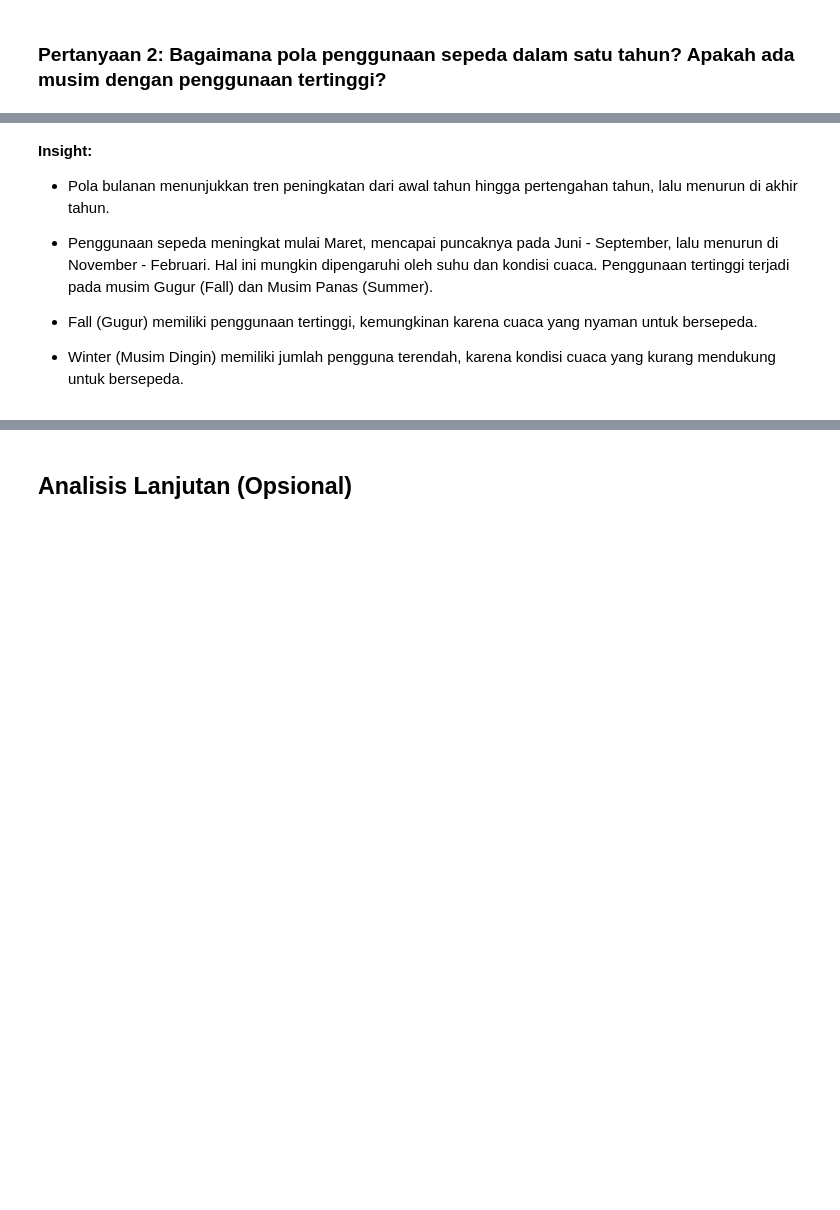
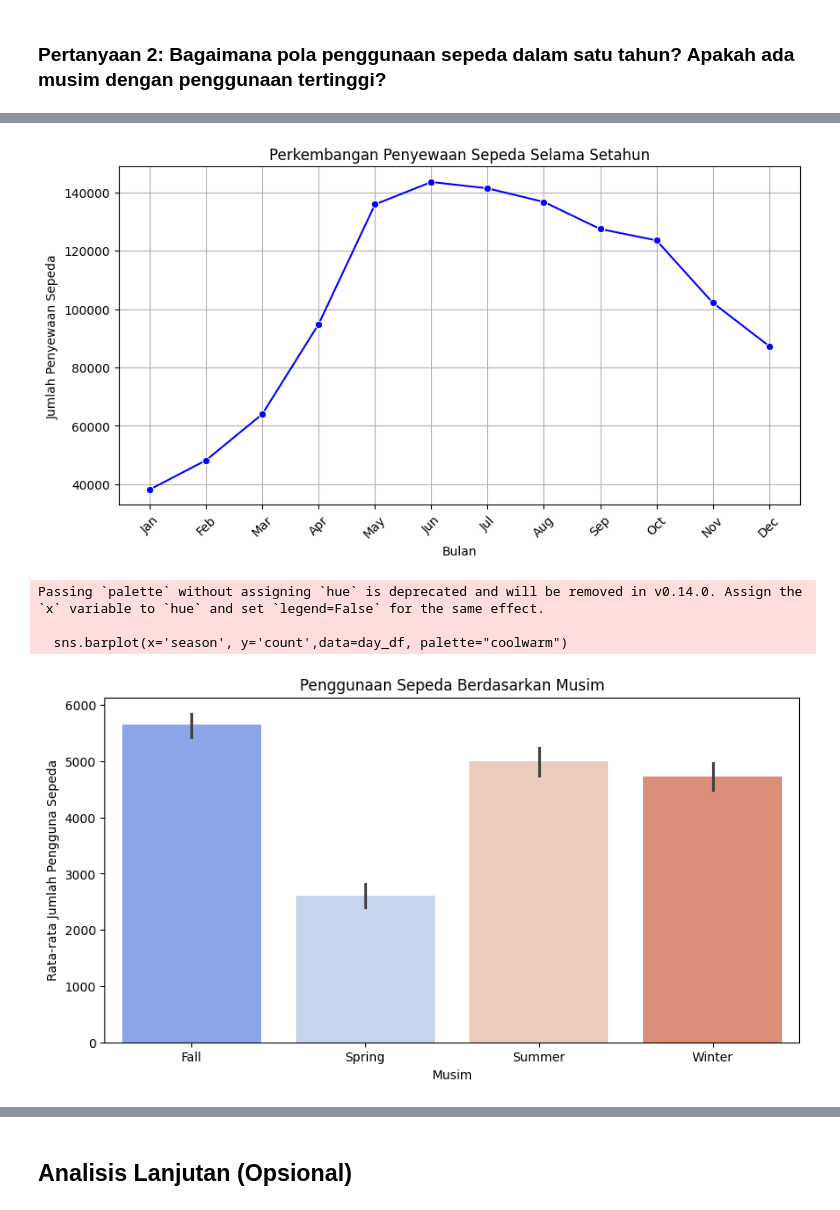
Before and after one commit to CrxTan/EDA_Bike_Explanatory, a Jupyter notebook: Bike_Sharing_Dataset.ipynb, the cells around one changed output, grey strips where cells are left out. Saved outputs shown, nothing was run; the diff lists cells and outputs as text; code cells hidden in the pictures; blank space fills up the shorter version.

```diff
--- a/Bike_Sharing_Dataset.ipynb
+++ b/Bike_Sharing_Dataset.ipynb
@@ -412,10 +498,39 @@ Passing `palette` without assigning `hue` is deprecated and will be removed in v
-# %% [markdown]
-**Insight:**
-- Pola bulanan menunjukkan tren peningkatan dari awal tahun hingga pertengahan tahun, lalu menurun di akhir tahun.
-
-- Penggunaan sepeda meningkat mulai Maret, mencapai puncaknya pada Juni - September, lalu menurun di November - Februari.
-Hal ini mungkin dipengaruhi oleh suhu dan kondisi cuaca.
-Penggunaan tertinggi terjadi pada musim Gugur (Fall) dan Musim Panas (Summer).
-
-- Fall (Gugur) memiliki penggunaan tertinggi, kemungkinan karena cuaca yang nyaman untuk bersepeda.
-- Winter (Musim Dingin) memiliki jumlah pengguna terendah, karena kondisi cuaca yang kurang mendukung untuk bersepeda.
+# %%
+# Visualisasi pola penggunaan sepeda per bulan
+day_df['month'] = pd.Categorical(day_df['month'], categories=[
+    'Jan', 'Feb', 'Mar', 'Apr', 'May', 'Jun',
+    'Jul', 'Aug', 'Sep', 'Oct', 'Nov', 'Dec'
+], ordered=True)
+
+# Mengubah 'year' menjadi numerik
+day_df['year'] = pd.to_numeric(day_df['year'], errors="coerce")
+
+# Memilih Setahun pertama untuk dianalisis berdasarkan pertanyaan
+first_year = day_df["year"].min()
+filtered_df = day_df[day_df["year"] == first_year]
+
+# Agregasi jumlah penyewaan sepeda per bulan
+monthly_counts = filtered_df.groupby("month")["count"].sum().reset_index()
+
+# Plot line chart
+plt.figure(figsize=(10, 5))
+sns.lineplot(data=monthly_counts, x="month", y="count", marker="o", color="b")
+plt.title(f"Perkembangan Penyewaan Sepeda Selama Setahun")
+plt.xlabel("Bulan")
+plt.ylabel("Jumlah Penyewaan Sepeda")
+plt.xticks(rotation=45)
+plt.show()
+
+# Visualisasi penggunaan sepeda berdasarkan musim
+plt.figure(figsize=(10, 5))
+sns.barplot(x='season', y='count',data=day_df, palette="coolwarm")
+plt.title("Penggunaan Sepeda Berdasarkan Musim")
+plt.xlabel("Musim")
+plt.ylabel("Rata-rata Jumlah Pengguna Sepeda")
+plt.show()
+# %% [output]
+[figure, added]
+Passing `palette` without assigning `hue` is deprecated and will be removed in v0.14.0. Assign the `x` variable to `hue` and set `legend=False` for the same effect.
+
+  sns.barplot(x='season', y='count',data=day_df, palette="coolwarm")
+[figure, added]
```
Also changed, not shown: parts of 65 cells of this notebook, 4 other files.
